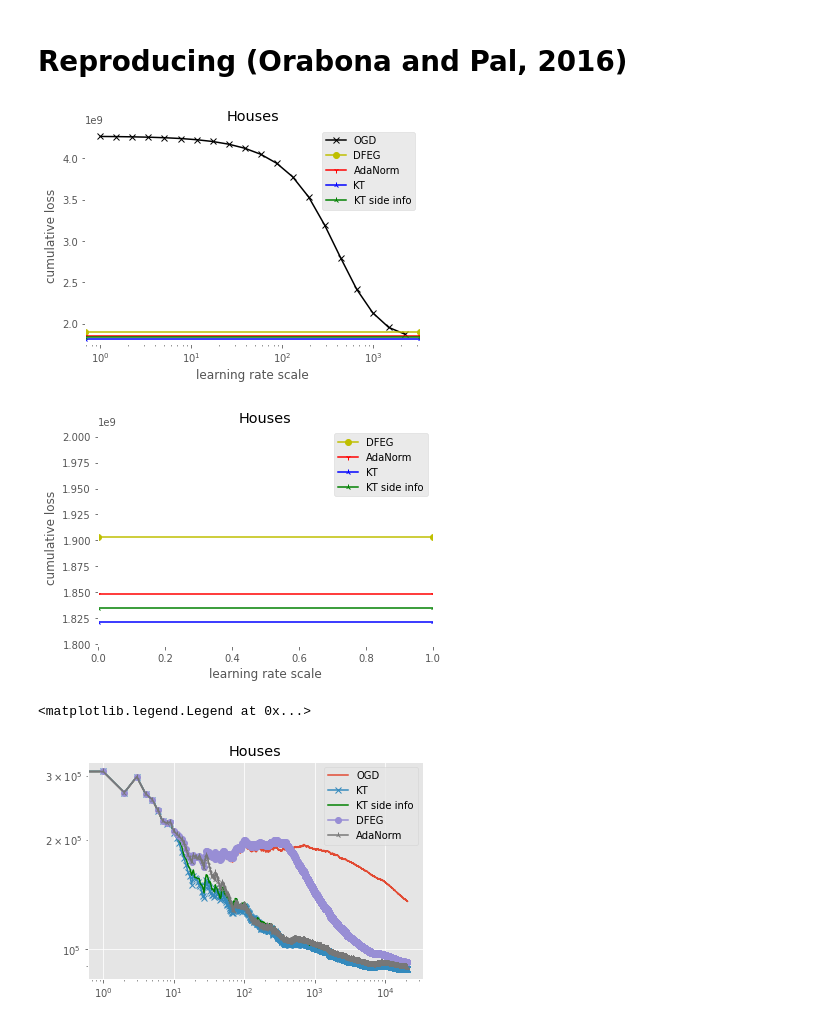
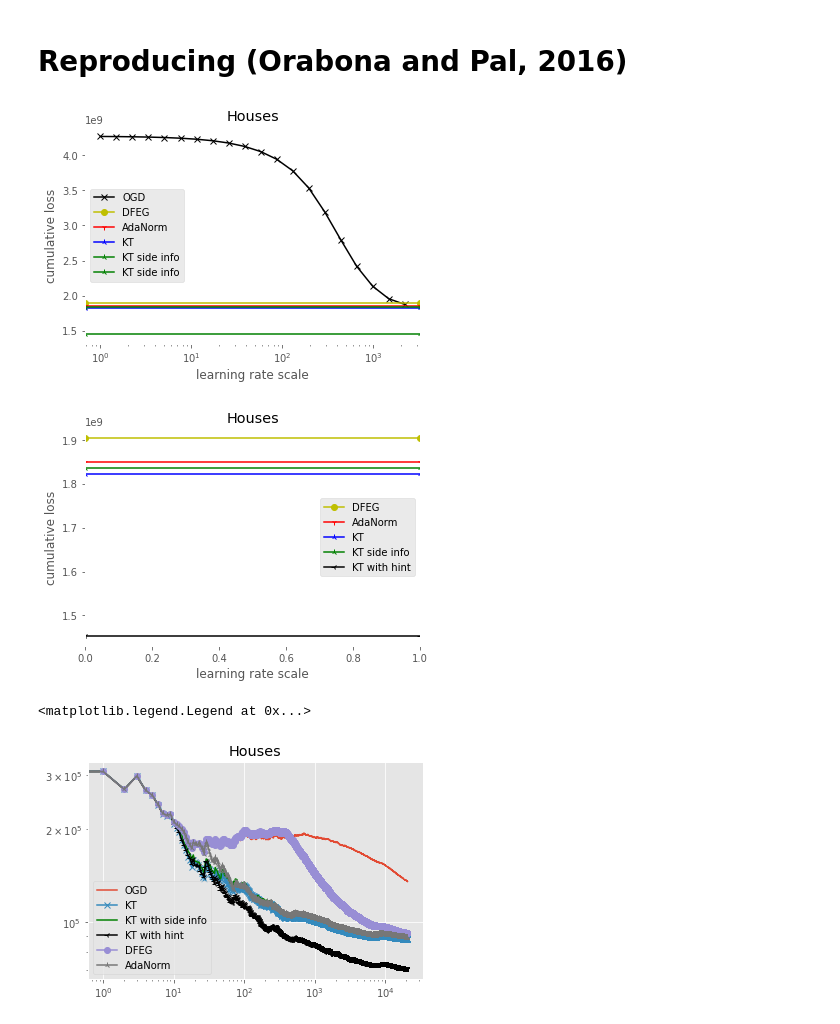
Before and after one commit to jongharyu/olo-with-side-information, a Jupyter notebook: notebooks/linear_regression.ipynb, the cells around one changed output. Drawn from its saved outputs; the diff is of its cells as text; code cells hidden in the pictures.

Commit message:
Implement quantized side information KT (Markov type, hint with foresight)

```diff
--- a/notebooks/linear_regression.ipynb
+++ b/notebooks/linear_regression.ipynb
@@ -30,12 +33,18 @@ quantizer_vector = np.zeros(data.X.shape[1])
 quantizer_vector[0] = 1
 coin_side_information = CoinBettingWithQuantizedSideInformation(
     init_wealth=100, quantizer_vector=quantizer_vector, depth=1).fit(X, y)
+# %%
+quantizer_vector = np.zeros(data.X.shape[1])
+quantizer_vector[0] = 1
+coin_hint = CoinBettingWithQuantizedHint(
+    init_wealth=100, quantizer_vector=quantizer_vector).fit(X, y)
 # %%
 plt.semilogx(lr_scales, [ogds[lr_scale].cumulative_loss for lr_scale in lr_scales], color='k', marker='x', label='OGD')
 plt.axhline(dfeg.cumulative_loss, color='y', marker='o', label='DFEG')
 plt.axhline(adanorm.cumulative_loss, color='r', marker='1', label='AdaNorm')
 plt.axhline(coin.cumulative_loss, color='b', marker='2', label='KT')
-plt.axhline(coin_side_information.cumulative_loss, color='g', marker='2', label='KT side info')
+plt.axhline(coin_side_information.cumulative_loss, color='g', marker='2', label='KT with side info')
+plt.axhline(coin_hint.cumulative_loss, color='k', marker='3', label='KT with hint')
 plt.xlabel('learning rate scale')
 plt.ylabel('cumulative loss')
 plt.legend()
@@ -43,12 +52,13 @@ plt.gca().patch.set_facecolor('white')
 plt.title(data.name)
 plt.ticklabel_format(axis='y', style='sci', scilimits=(0,0))
 # %% [output]
-[figure, old version]
+[figure, new version]
 # %%
 plt.axhline(dfeg.cumulative_loss, color='y', marker='o', label='DFEG')
 plt.axhline(adanorm.cumulative_loss, color='r', marker='1', label='AdaNorm')
 plt.axhline(coin.cumulative_loss, color='b', marker='2', label='KT')
-plt.axhline(coin_side_information.cumulative_loss, color='g', marker='2', label='KT side info')
+plt.axhline(coin_side_information.cumulative_loss, color='g', marker='2', label='KT with side info')
+plt.axhline(coin_hint.cumulative_loss, color='k', marker='3', label='KT with hint')
 plt.xlabel('learning rate scale')
 plt.ylabel('cumulative loss')
 plt.legend()
@@ -56,19 +66,20 @@ plt.gca().patch.set_facecolor('white')
 plt.title(data.name)
 plt.ticklabel_format(axis='y', style='sci', scilimits=(0,0))
 # %% [output]
-[figure, old version]
+[figure, new version]
 # %%
 T = data.X.shape[0]
 ts = np.arange(1, T+1)
 plt.plot(ogds[lr_scales[15]].losses.cumsum() / ts, label='OGD')
 plt.plot(coin.losses.cumsum() / ts, 'x-', label='KT')
-plt.plot(coin_side_information.losses.cumsum() / ts, 'g-', label='KT side info')
+plt.plot(coin_side_information.losses.cumsum() / ts, 'g-', label='KT with side info')
+plt.plot(coin_hint.losses.cumsum() / ts, color='k', marker='3', label='KT with hint')
 plt.plot(dfeg.losses.cumsum() / ts, 'o-', label='DFEG')
 plt.plot(adanorm.losses.cumsum() / ts, '2-', label='AdaNorm')
 plt.title(data.name)
 plt.xscale('log')
 plt.yscale('log')
 plt.legend()
 # %% [output]
 <matplotlib.legend.Legend at 0x...>
-[figure, old version]
+[figure, new version]
```
Also changed, not shown: parts of 1 cell of this notebook, 1 other file.
